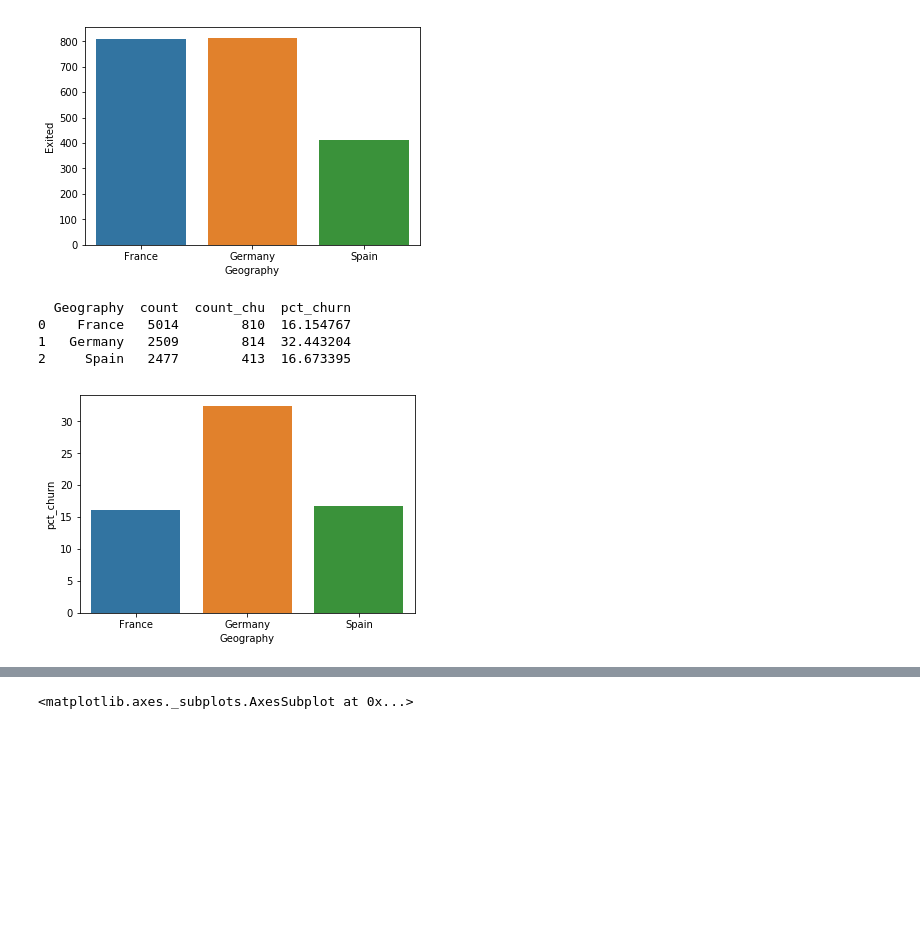
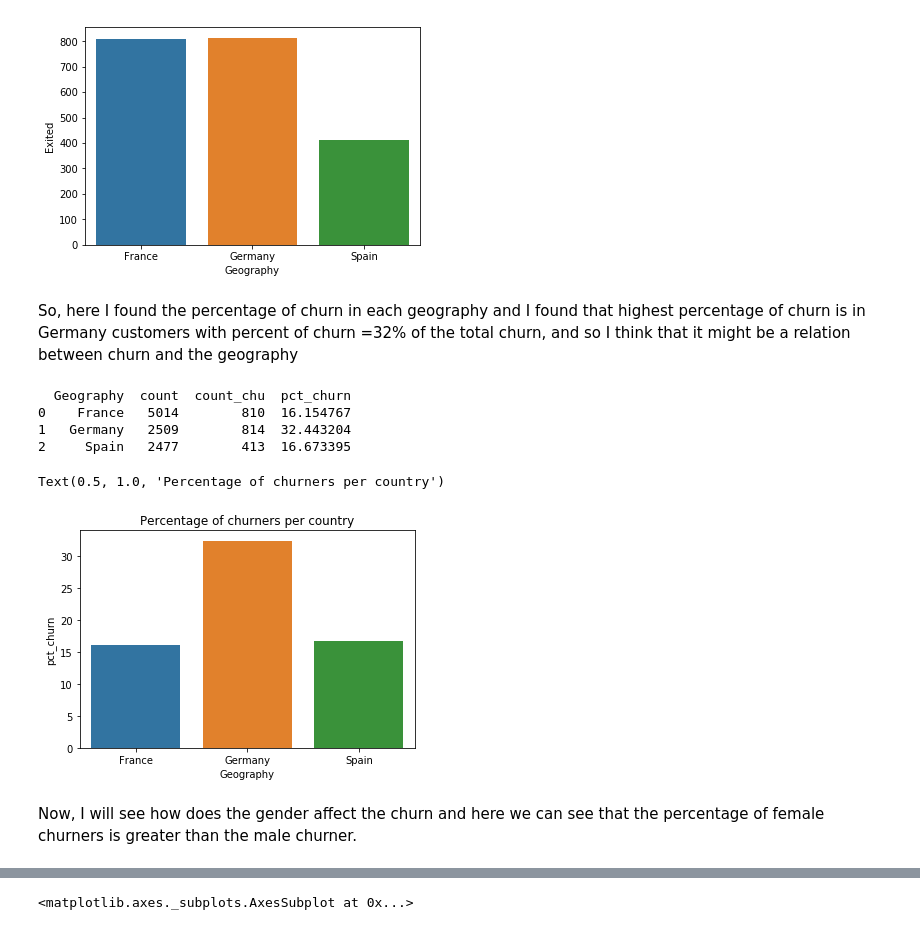
Before and after one commit to SondosJamal/visualization, a Jupyter notebook: banks prediction.ipynb, the cells around one changed output, grey strips where cells are left out. Cells and saved outputs as stored; diff of their text form; code cells hidden in the pictures; blank space fills up the shorter version.

```diff
--- a/banks prediction.ipynb
+++ b/banks prediction.ipynb
@@ -171,17 +185,23 @@ and so I think that it might be a relation between churn and the geography'''
+# %% [markdown]
+So, here I found the percentage of churn in each geography and I found that highest percentage of churn is in
+Germany   customers with percent of churn =32% of the total churn,
+and so I think that it might be a relation between churn and the geography
 # %%
 Geo_count=df.groupby('Geography')['CustomerId'].count()
 Geo_count_chu=df[df['Exited']==1].groupby('Geography')['Exited'].sum()
 x_df=pd.DataFrame({'Geography': Geo_count.index,'count':Geo_count.values})
 y_df=pd.DataFrame({'Geography':Geo_count_chu.index,'count_chu':Geo_count_chu.values})
 merged_df=pd.merge(x_df, y_df, on='Geography')
 merged_df['pct_churn']=(merged_df['count_chu'] / merged_df['count'] )*100
 print(merged_df)
 #
 merged_df.set_index('Geography',inplace=True)
 pct_plot = sns.barplot(x=merged_df.index, y=merged_df['pct_churn'])
+plt.title('Percentage of churners per country')
 # %% [output]
   Geography  count  count_chu  pct_churn
 0    France   5014        810  16.154767
 1   Germany   2509        814  32.443204
 2     Spain   2477        413  16.673395
+Text(0.5, 1.0, 'Percentage of churners per country')
-[figure, old version]
+[figure, new version]
@@ -191,3 +208,6 @@ is greater than the male churner.'''
+# %% [markdown]
+Now, I will see how does the gender affect the churn and here we can see that the percentage of female churners
+is greater than the male churner.
 # %%
 Gender_count=df.groupby('Gender')['CustomerId'].count()
 Gender_count_chu=df[df['Exited']==1].groupby('Gender')['Exited'].sum()
```
Also changed, not shown: parts of 83 cells of this notebook.
